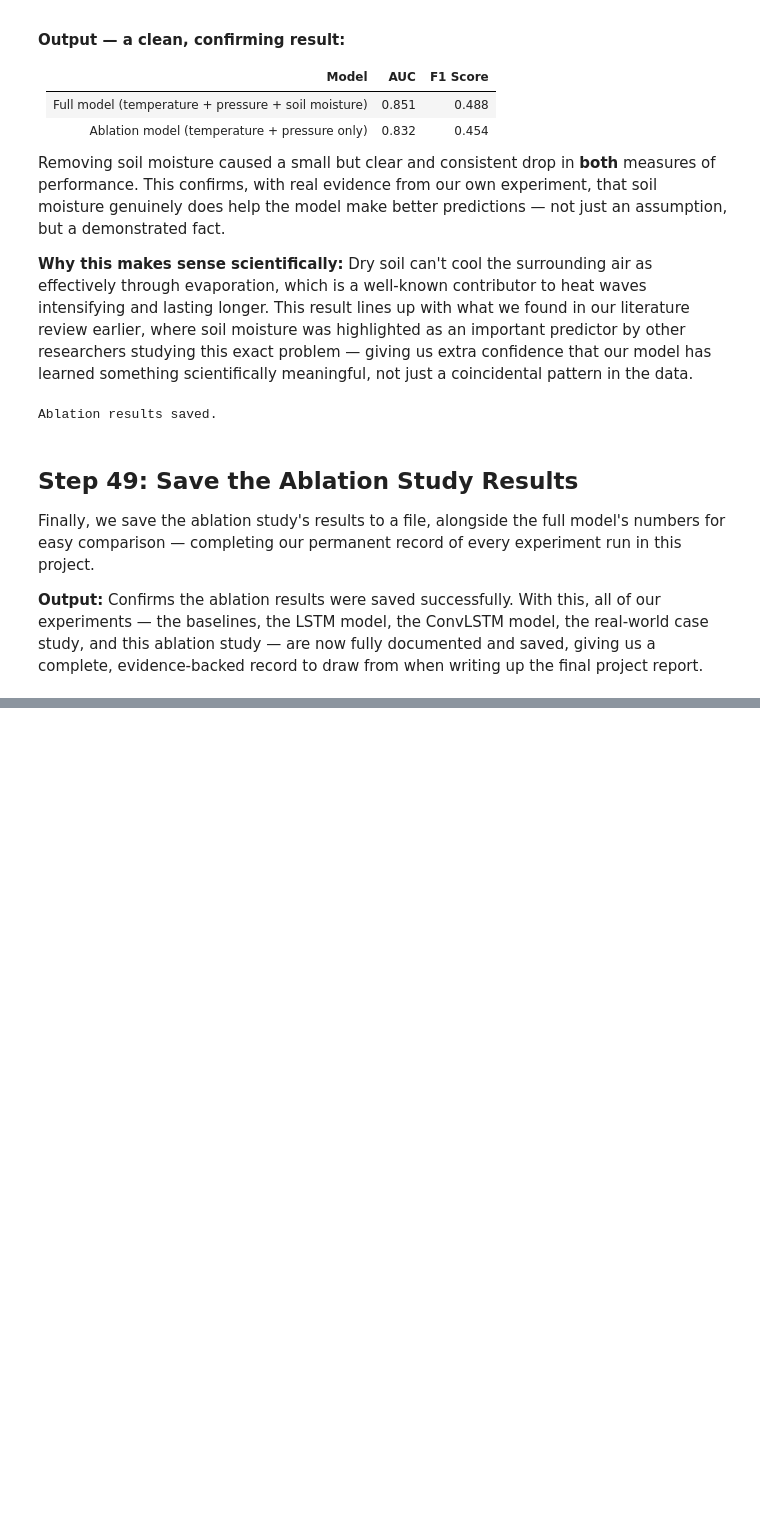
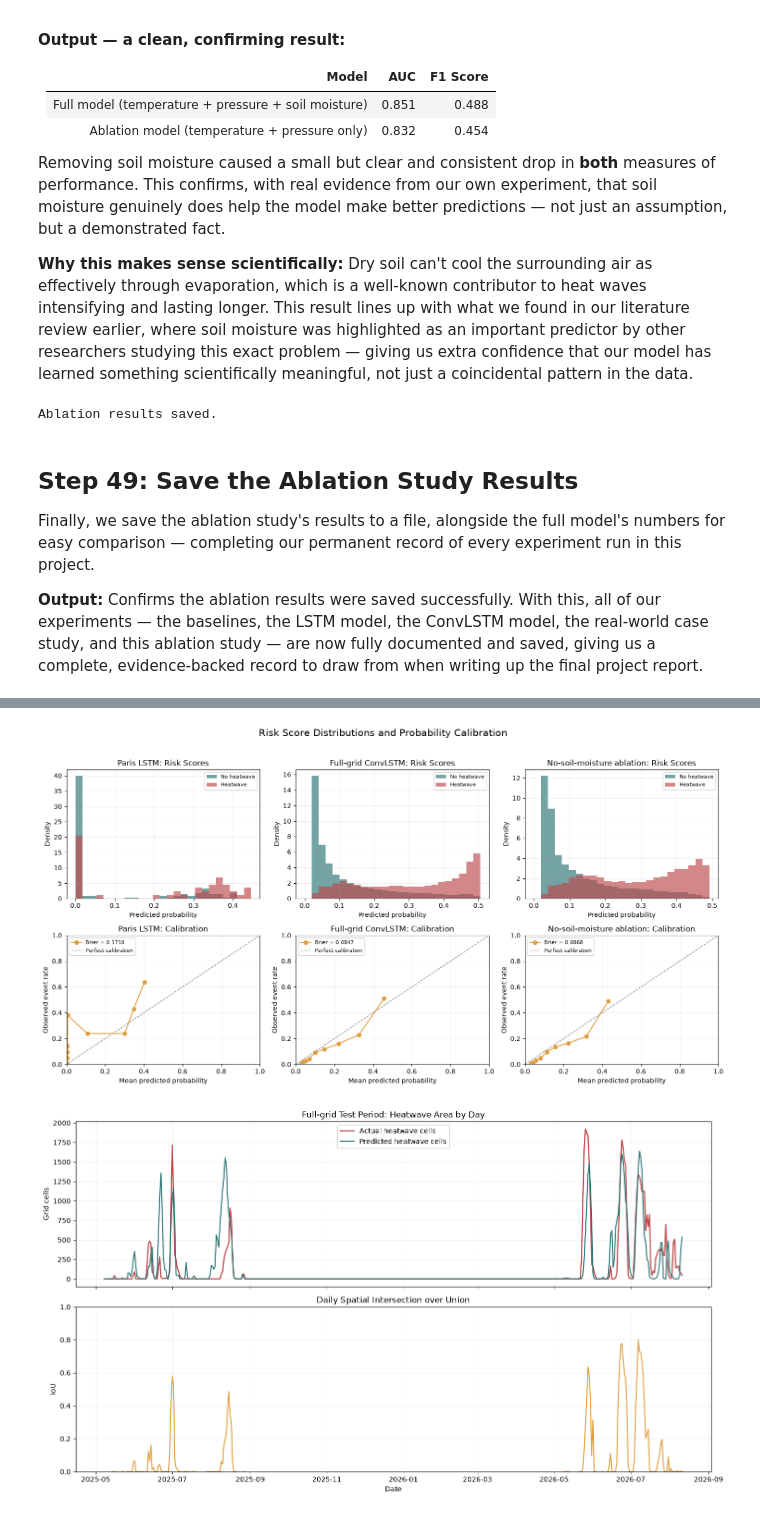
Before and after one commit to AnishAnimesh/Honours-Project-final-yr-, a Jupyter notebook: 01_data_exploration.ipynb, the cells around one changed output, grey strips where cells are left out. Cells and saved outputs as stored; diff of their text form; code cells hidden in the pictures; blank space fills up the shorter version.

```diff
--- a/01_data_exploration.ipynb
+++ b/01_data_exploration.ipynb
@@ -1740,0 +2005,50 @@ Finally, we save the ablation study's results to a file, alongside the full mode
+# %%
+if not evaluation_models:
+    print("Calibration, risk-score, and daily spatial plots need test labels and model probabilities.")
+else:
+    fig, axes = plt.subplots(2, 3, figsize=(15, 8))
+    for column, (model_name, (labels, probabilities, _)) in enumerate(evaluation_models.items()):
+        upper_probability = max(0.05, float(np.quantile(probabilities, 0.995)))
+        histogram_bins = np.linspace(0, upper_probability, 26)
+        axes[0, column].hist(probabilities[labels == 0], bins=histogram_bins, alpha=0.65, density=True, label="No heatwave", color="#287271")
+        axes[0, column].hist(probabilities[labels == 1], bins=histogram_bins, alpha=0.65, density=True, label="Heatwave", color="#bc4749")
+        axes[0, column].set(title=f"{model_name}: Risk Scores", xlabel="Predicted probability", ylabel="Density")
+        axes[0, column].legend(fontsize=8)
+        axes[0, column].grid(alpha=0.2)
+
+        observed_rate, mean_probability = calibration_curve(labels, probabilities, n_bins=10, strategy="quantile")
+        brier = brier_score_loss(labels, probabilities)
+        axes[1, column].plot(mean_probability, observed_rate, marker="o", color="#e09f3e", label=f"Brier = {brier:.4f}")
+        axes[1, column].plot([0, 1], [0, 1], linestyle="--", color="gray", linewidth=1, label="Perfect calibration")
+        axes[1, column].set(title=f"{model_name}: Calibration", xlabel="Mean predicted probability", ylabel="Observed event rate", xlim=(0, 1), ylim=(0, 1))
+        axes[1, column].legend(fontsize=8)
+        axes[1, column].grid(alpha=0.2)
+
+    fig.suptitle("Risk Score Distributions and Probability Calibration", fontsize=15)
+    fig.tight_layout(rect=(0, 0, 1, 0.96))
+    fig.savefig(plot_dir / "04_probability_calibration.png", dpi=160, bbox_inches="tight")
+    plt.show()
+
+    full_grid_threshold = convlstm_results_eval["best_threshold"]
+    actual_cell_counts = np.asarray(y_test_seq).sum(axis=(1, 2))
+    predicted_cell_counts = (np.asarray(test_probs) >= full_grid_threshold).sum(axis=(1, 2))
+    intersection = ((np.asarray(y_test_seq) == 1) & (np.asarray(test_probs) >= full_grid_threshold)).sum(axis=(1, 2))
+    union = ((np.asarray(y_test_seq) == 1) | (np.asarray(test_probs) >= full_grid_threshold)).sum(axis=(1, 2))
+    daily_iou = np.divide(intersection, union, out=np.full(union.shape, np.nan, dtype=float), where=union != 0)
+    full_grid_dates = pd.to_datetime(seq_dates).reset_index(drop=True)
+
+    fig, axes = plt.subplots(2, 1, figsize=(14, 8), sharex=True)
+    axes[0].plot(full_grid_dates, actual_cell_counts, label="Actual heatwave cells", color="#bc4749", linewidth=1.7)
+    axes[0].plot(full_grid_dates, predicted_cell_counts, label="Predicted heatwave cells", color="#287271", linewidth=1.5)
+    axes[0].set(title="Full-grid Test Period: Heatwave Area by Day", ylabel="Grid cells")
+    axes[0].legend()
+    axes[0].grid(alpha=0.2)
+    axes[1].plot(full_grid_dates, daily_iou, color="#e09f3e", linewidth=1.5)
+    axes[1].set(title="Daily Spatial Intersection over Union", xlabel="Date", ylabel="IoU", ylim=(0, 1))
+    axes[1].grid(alpha=0.2)
+    fig.tight_layout()
+    fig.savefig(plot_dir / "05_full_grid_daily_performance.png", dpi=160, bbox_inches="tight")
+    plt.show()
+# %% [output]
+[figure, added]
+[figure, added]
```
Also changed, not shown: parts of 18 cells of this notebook, 15 other files.
